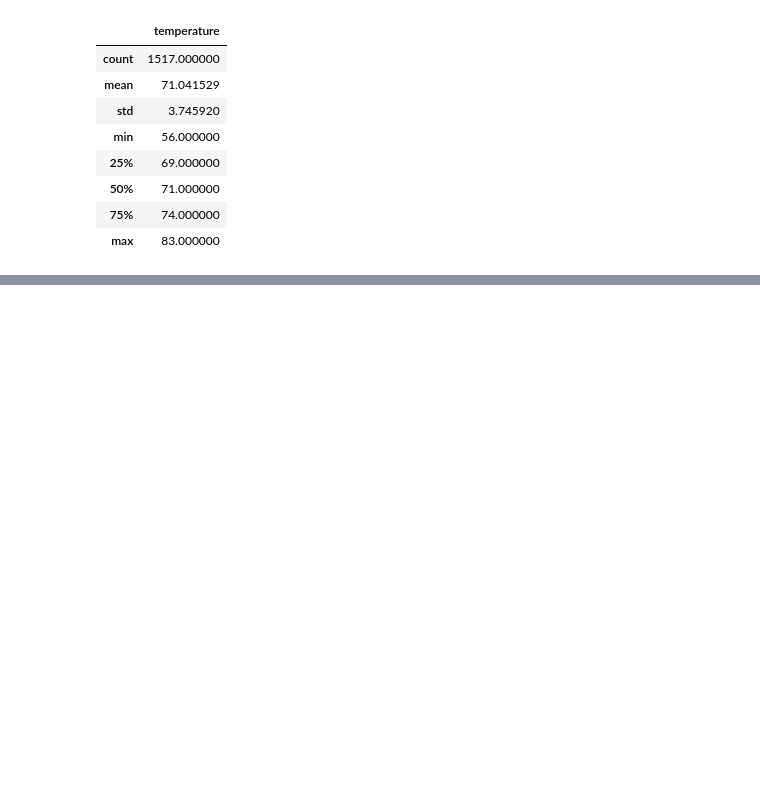
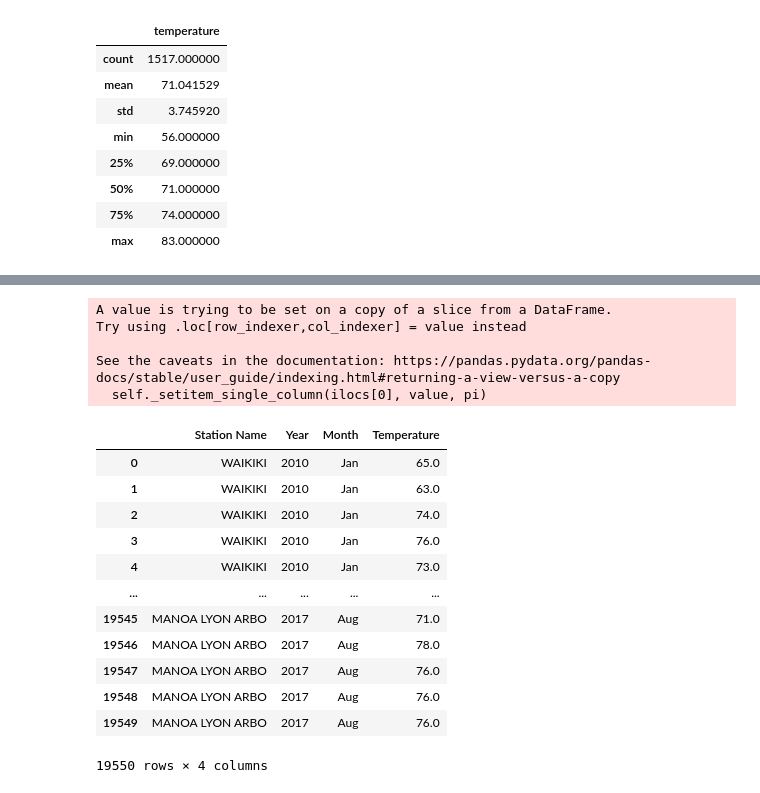
Before and after one commit to Daniel-Sanudo/Surfs_up, a Jupyter notebook: SurfsUp_Challenge.ipynb, the cells around one changed output, grey strips where cells are left out. Cells and saved outputs as stored; diff of their text form; code cells hidden in the pictures; blank space fills up the shorter version.

```diff
--- a/SurfsUp_Challenge.ipynb
+++ b/SurfsUp_Challenge.ipynb
@@ -174,0 +318,27 @@ December_Temperature_DF.describe()
+# %%
+# Reorganize Columns and drop the date column
+Historical_temperature_DF = Historical_temperature_DF[["Station Name", "Year", "Month", "Temperature"]]
+
+# Change month number into month short notation name
+Historical_temperature_DF.loc[:,'Month'] = Historical_temperature_DF['Month'].astype(int).apply(lambda x : calendar.month_abbr[x])
+
+Historical_temperature_DF
+# %% [output]
+A value is trying to be set on a copy of a slice from a DataFrame.
+Try using .loc[row_indexer,col_indexer] = value instead
+
+See the caveats in the documentation: https://pandas.pydata.org/pandas-docs/stable/user_guide/indexing.html#returning-a-view-versus-a-copy
+  self._setitem_single_column(ilocs[0], value, pi)
+|  | Station Name | Year | Month | Temperature |
+| 0 | WAIKIKI | 2010 | Jan | 65.0 |
+| 1 | WAIKIKI | 2010 | Jan | 63.0 |
+| 2 | WAIKIKI | 2010 | Jan | 74.0 |
+| 3 | WAIKIKI | 2010 | Jan | 76.0 |
+| 4 | WAIKIKI | 2010 | Jan | 73.0 |
+| ... | ... | ... | ... | ... |
+| 19545 | MANOA LYON ARBO | 2017 | Aug | 71.0 |
+| 19546 | MANOA LYON ARBO | 2017 | Aug | 78.0 |
+| 19547 | MANOA LYON ARBO | 2017 | Aug | 76.0 |
+| 19548 | MANOA LYON ARBO | 2017 | Aug | 76.0 |
+| 19549 | MANOA LYON ARBO | 2017 | Aug | 76.0 |
+19550 rows × 4 columns
```
Also changed, not shown: parts of 9 cells of this notebook.
